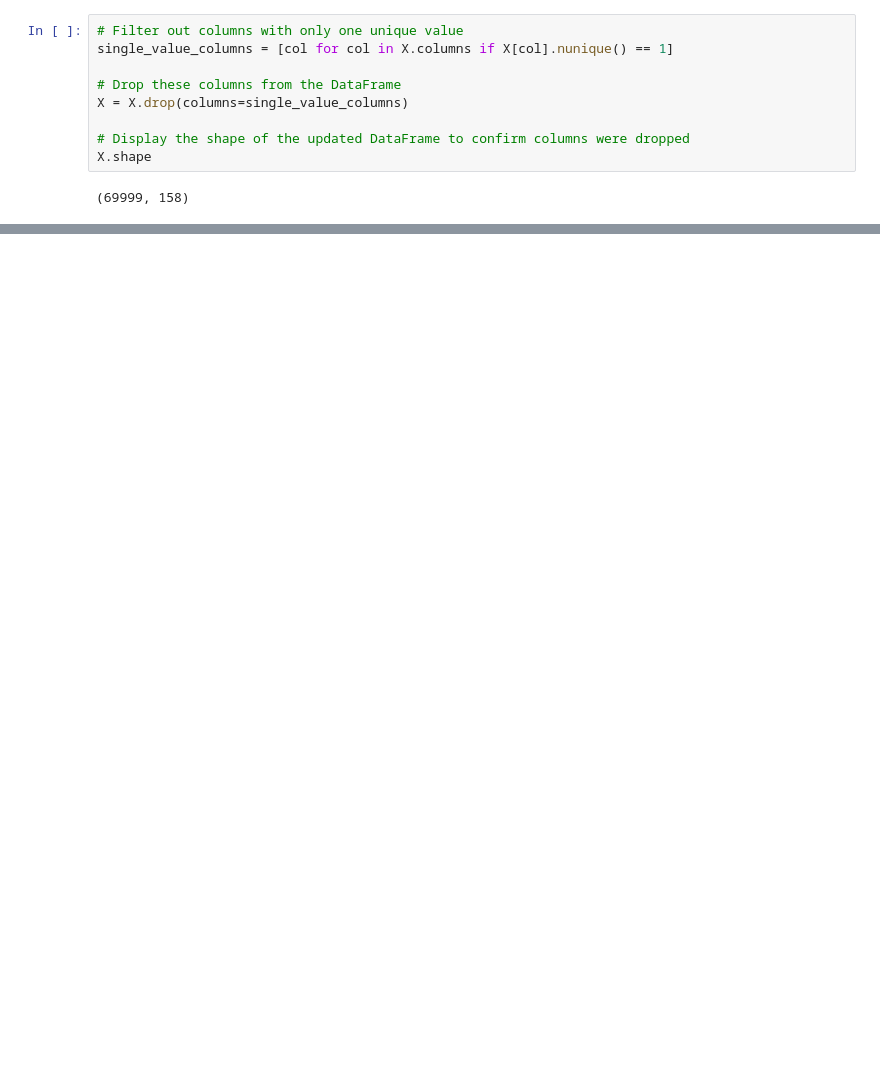
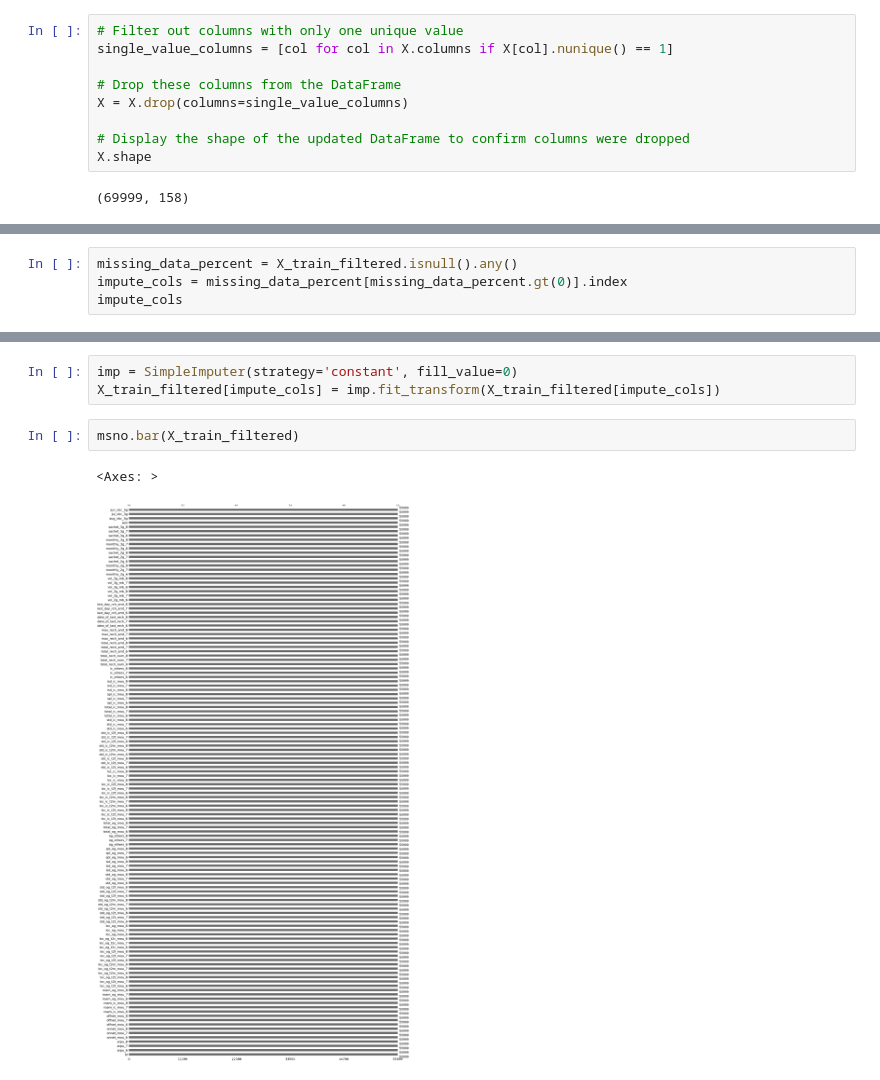
Before and after one commit to thomami244/Telecom_Churn_Case_Study_Hackathon, a Jupyter notebook: Telecom_Churn_Case_Study_Hackathon.ipynb, the cells around one changed output, grey strips where cells are left out. Drawn from its saved outputs; the diff is of its cells as text; blank space fills up the shorter version.

```diff
--- a/Telecom_Churn_Case_Study_Hackathon.ipynb
+++ b/Telecom_Churn_Case_Study_Hackathon.ipynb
@@ -155,0 +216,4 @@ print(unique_values)
+# %%
+missing_data_percent = X_train_filtered.isnull().any()
+impute_cols = missing_data_percent[missing_data_percent.gt(0)].index
+impute_cols
@@ -156 +238,9 @@ print(unique_values)
+# %%
+imp = SimpleImputer(strategy='constant', fill_value=0)
+X_train_filtered[impute_cols] = imp.fit_transform(X_train_filtered[impute_cols])
+# %%
+msno.bar(X_train_filtered)
+# %% [output]
+<Axes: >
+[figure, added]
 # %%
```
Also changed, not shown: parts of 14 cells of this notebook.
